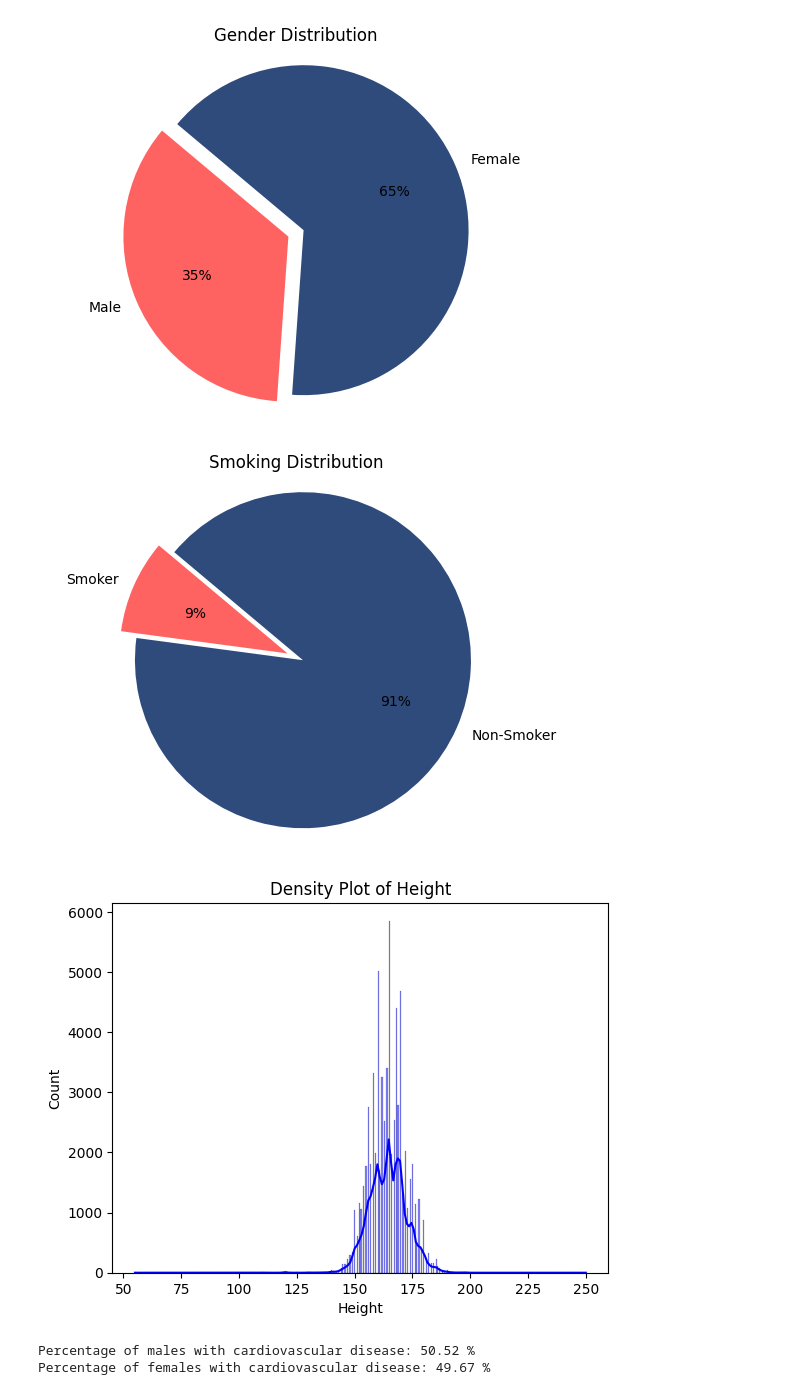
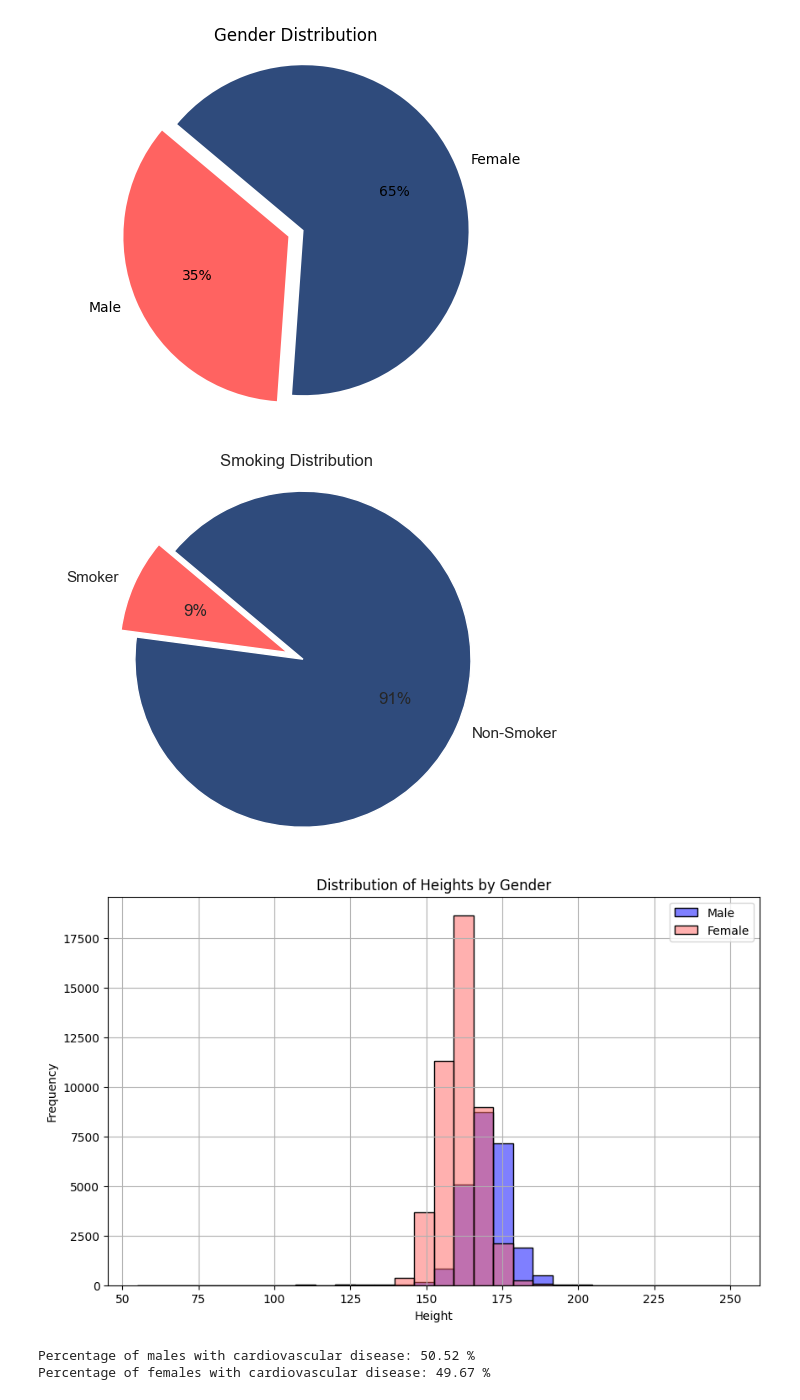
Before and after one commit to Kevi22/Machine-Learning-Kevin-Fu, a Jupyter notebook: Lab/EDA.ipynb, the cells around one changed output. Saved outputs shown, nothing was run; the diff lists cells and outputs as text; code cells hidden in the pictures.

```diff
--- a/Lab/EDA.ipynb
+++ b/Lab/EDA.ipynb
@@ -3,6 +9,6 @@ import pandas as pd
 import matplotlib.pyplot as plt
 import seaborn as sns
 
-filepath = '../data/cardio_train.csv'
+filepath = '../Lab/data/cardio_train.csv'
 df = pd.read_csv(filepath, delimiter=";")
 df = df.dropna()
@@ -106,7 +97,6 @@ plt.show()
 # %% [output]
 [figure]
 # %%
-
 total = len(df)
 smoker = df[df['smoke'] == 1].shape[0]
 non_smoker = df[df['smoke'] == 0].shape[0]
@@ -114,30 +104,28 @@ non_smoker = df[df['smoke'] == 0].shape[0]
 smoker_percentage = (round((smoker / total) * 100))
 non_smoker_percentage = (round((non_smoker / total) * 100))
 
-
 labels = ['Smoker', 'Non-Smoker']
 sizes = [smoker_percentage, non_smoker_percentage]
 colors = ['#ff6361', '#2f4b7c']
-explode = (0.1, 0)  # explode 1st slice
+explode = (0.1, 0)
 
 plt.pie(sizes, explode=explode, labels=labels, colors=colors, autopct='%1.0f%%', startangle=140)
 plt.axis('equal')
 plt.title('Smoking Distribution')
 plt.show()
 # %% [output]
-[figure, old version]
+[figure, new version]
-# %%
-import matplotlib.pyplot as plt
-import seaborn as sns
-
-
-sns.histplot(df['height'], kde=True, color='blue', fill=True)
-plt.xlabel('Height')
-plt.title('Density Plot of Height')
-
-plt.show()
-# %% [output]
-[figure, removed]
+# %%
+plt.figure(figsize=(10, 6))
+sns.histplot(data=df, x='height', hue='gender', bins=30, palette=['#ff6361', 'blue'])
+plt.title('Distribution of Heights by Gender')
+plt.xlabel('Height')
+plt.ylabel('Frequency')
+plt.legend(labels=['Male', 'Female'])
+plt.grid(True)
+plt.show()
+# %% [output]
+[figure, added]
 # %%
 cardio_positive = df[df['cardio'] == 1]
 
```
Also changed, not shown: parts of 10 cells of this notebook, 9 other files.
